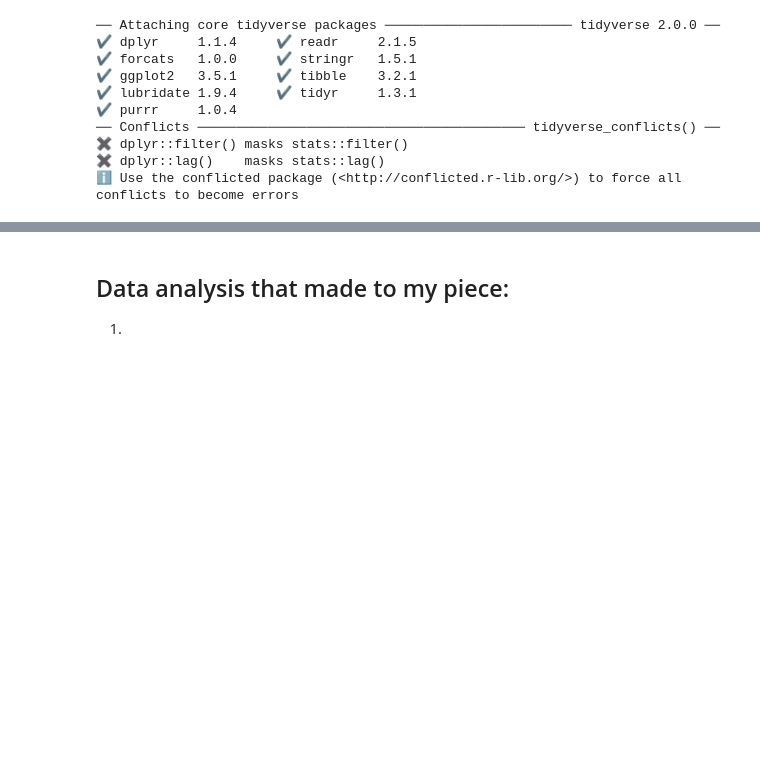
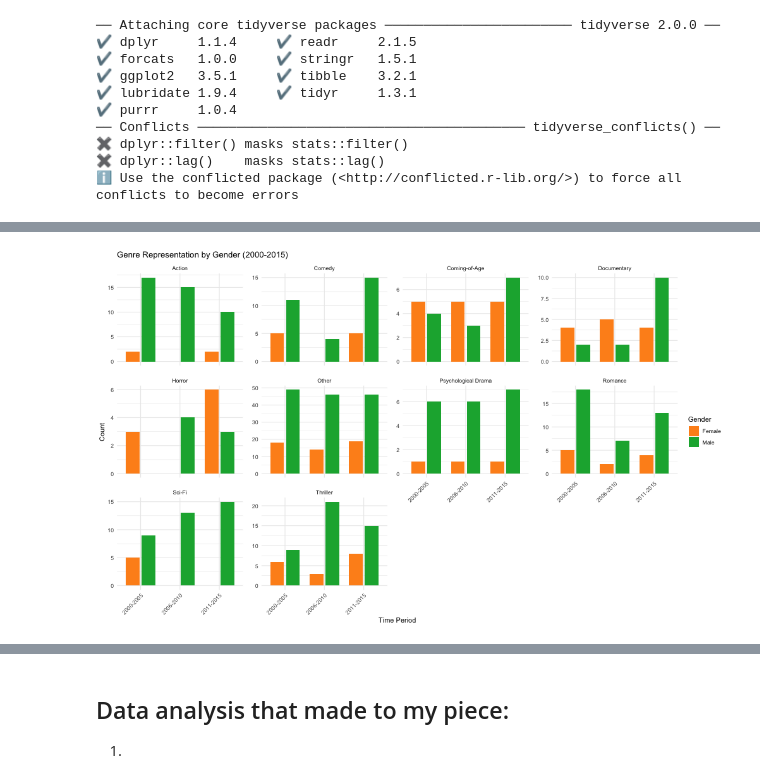
Before and after one commit to yatingw24/directors, a Jupyter notebook: Analysis.ipynb, the cells around one changed output, grey strips where cells are left out. Drawn from its saved outputs; the diff is of its cells as text; code cells hidden in the pictures; blank space fills up the shorter version.

```diff
--- a/Analysis.ipynb
+++ b/Analysis.ipynb
@@ -251,0 +538,10 @@ combined_data
+# %%
+genre_totals = df_pivoted.groupby('Broad_Genre')[['Female', 'Male']].sum().sum(axis=1)
+# %%
+top_10_genres = genre_totals.sort_values(ascending=False).head(10).index.tolist()
+
+df_top_10 = df_pivoted[df_pivoted['Broad_Genre'].isin(top_10_genres)]
+# %%
+df_top_10 = df_pivoted[df_pivoted['Broad_Genre'].isin(top_10_genres)]
+# %%
+df_top_10 = df_top_10.sort_values('Era')
@@ -251,0 +574,30 @@ combined_data
+# %%
+%%R -i df_top_10 -w 1000 -h 600
+
+# Filter out unwanted eras
+df_filtered <- df_top_10 %>%
+  filter(!Era %in% c("before 2000", "2016-2020")) %>%
+  # Convert to long format for column plotting
+  pivot_longer(cols = c(Female, Male),
+               names_to = "Gender",
+               values_to = "Count")
+
+# Create grouped column chart
+ggplot(df_filtered, aes(x = Era, y = Count, fill = Gender)) +
+  geom_col(position = position_dodge(0.8), width = 0.7) +  # Side-by-side columns
+  facet_wrap(~ Broad_Genre, scales = "free_y") +            # Separate chart per genre
+  scale_fill_manual(
+    values = c("Female" = "#fe911d", "Male" = "#12ae3d")    # Orange/Green colors
+  ) +
+  labs(
+    title = "Genre Representation by Gender (2000-2015)",
+    x = "Time Period",
+    y = "Count",
+    fill = "Gender"
+  ) +
+  theme_minimal() +
+  theme(
+    axis.text.x = element_text(angle = 45, hjust = 1),      # Rotated x-axis labels
+    panel.spacing = unit(1, "lines"))
+# %% [output]
+[figure, added]
```
Also changed, not shown: parts of 53 cells of this notebook, 12 other files.
